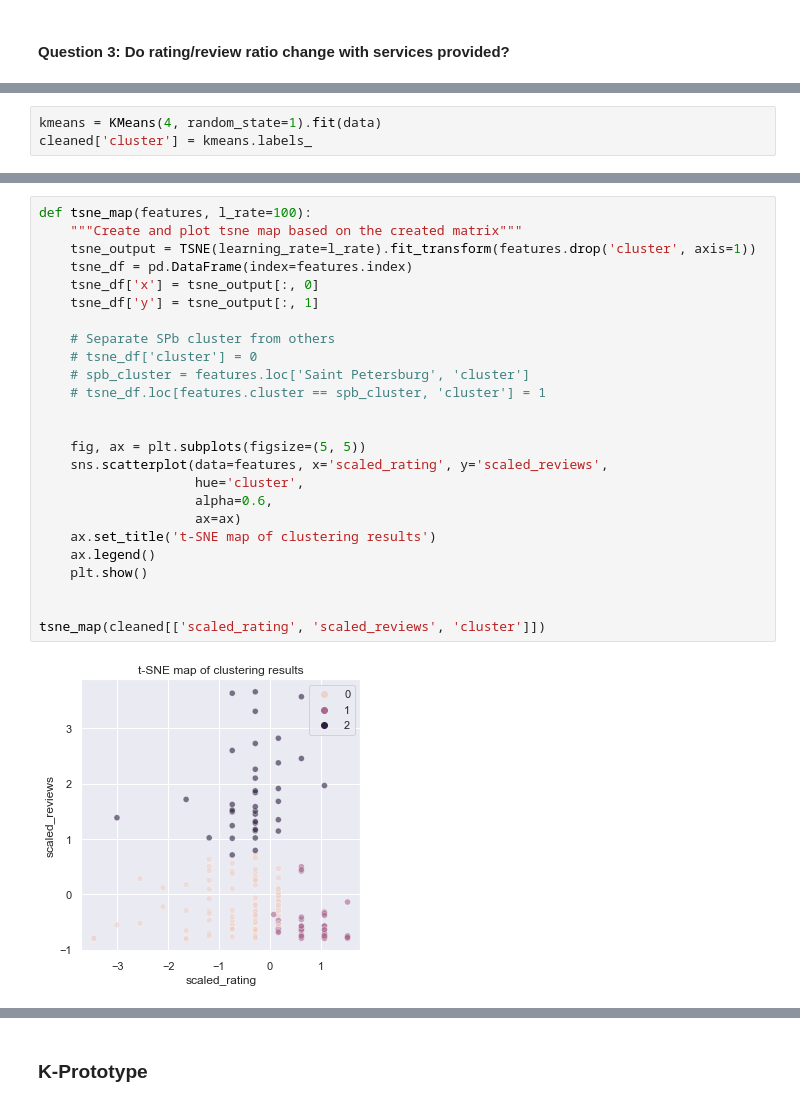
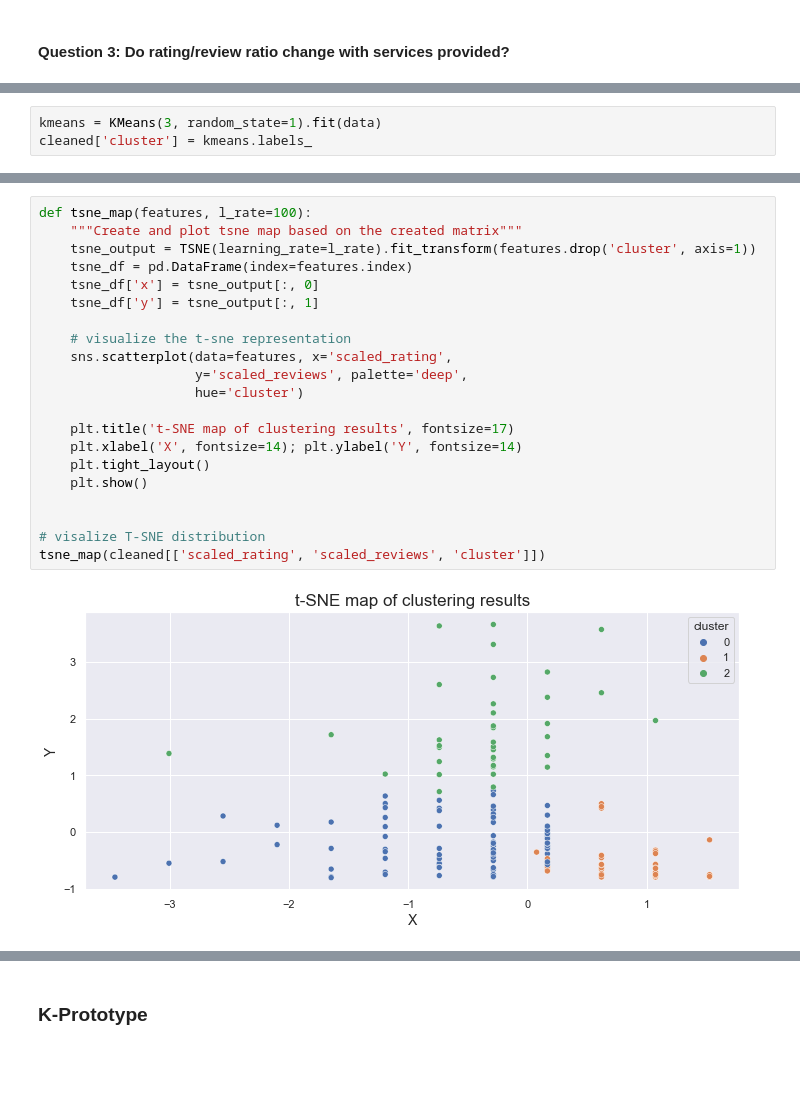
Before and after one commit to dissagaliyeva/coffee-shop-analysis, a Jupyter notebook: analysis.ipynb, the cells around one changed output, grey strips where cells are left out. Saved outputs shown, nothing was run; the diff lists cells and outputs as text; blank space fills up the shorter version.

```diff
--- a/analysis.ipynb
+++ b/analysis.ipynb
@@ -714,5 +738,5 @@ plt.show()
 # %%
-kmeans = KMeans(4, random_state=1).fit(data)
+kmeans = KMeans(3, random_state=1).fit(data)
 cleaned['cluster'] = kmeans.labels_
 # %%
 mode = lambda x: x.mode()
@@ -745,27 +756,23 @@ plt.show()
 # %%
 def tsne_map(features, l_rate=100):
     """Create and plot tsne map based on the created matrix"""
     tsne_output = TSNE(learning_rate=l_rate).fit_transform(features.drop('cluster', axis=1))
     tsne_df = pd.DataFrame(index=features.index)
     tsne_df['x'] = tsne_output[:, 0]
     tsne_df['y'] = tsne_output[:, 1]
 
-    # Separate SPb cluster from others
-    # tsne_df['cluster'] = 0
-    # spb_cluster = features.loc['Saint Petersburg', 'cluster']
-    # tsne_df.loc[features.cluster == spb_cluster, 'cluster'] = 1
+    # visualize the t-sne representation
+    sns.scatterplot(data=features, x='scaled_rating',
+                    y='scaled_reviews', palette='deep',
+                    hue='cluster')
 
-
-    fig, ax = plt.subplots(figsize=(5, 5))
-    sns.scatterplot(data=features, x='scaled_rating', y='scaled_reviews',
-                    hue='cluster',
-                    alpha=0.6,
-                    ax=ax)
-    ax.set_title('t-SNE map of clustering results')
-    ax.legend()
+    plt.title('t-SNE map of clustering results', fontsize=17)
+    plt.xlabel('X', fontsize=14); plt.ylabel('Y', fontsize=14)
+    plt.tight_layout()
     plt.show()
 
 
+# visalize T-SNE distribution
 tsne_map(cleaned[['scaled_rating', 'scaled_reviews', 'cluster']])
 # %% [output]
-[figure, old version]
+[figure, new version]
```
Also changed, not shown: parts of 49 cells of this notebook.
